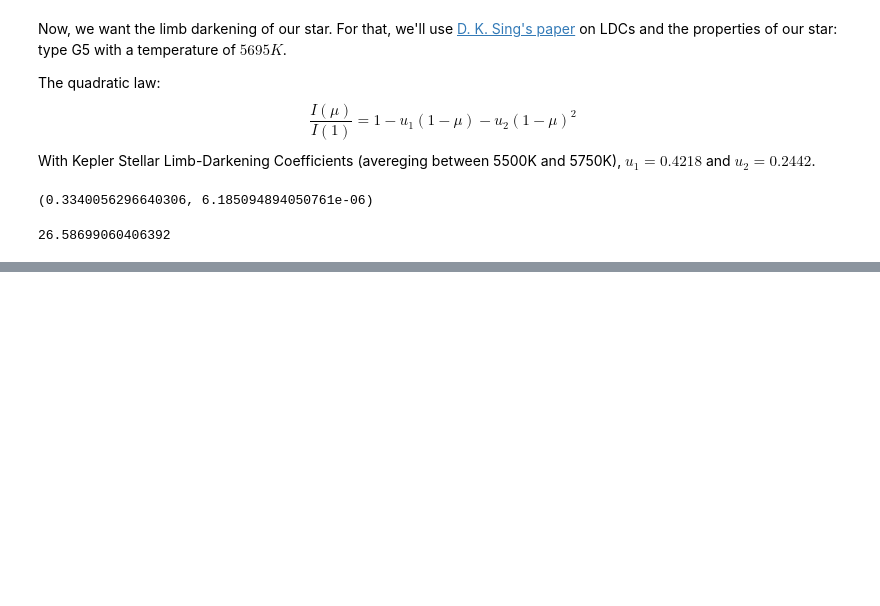
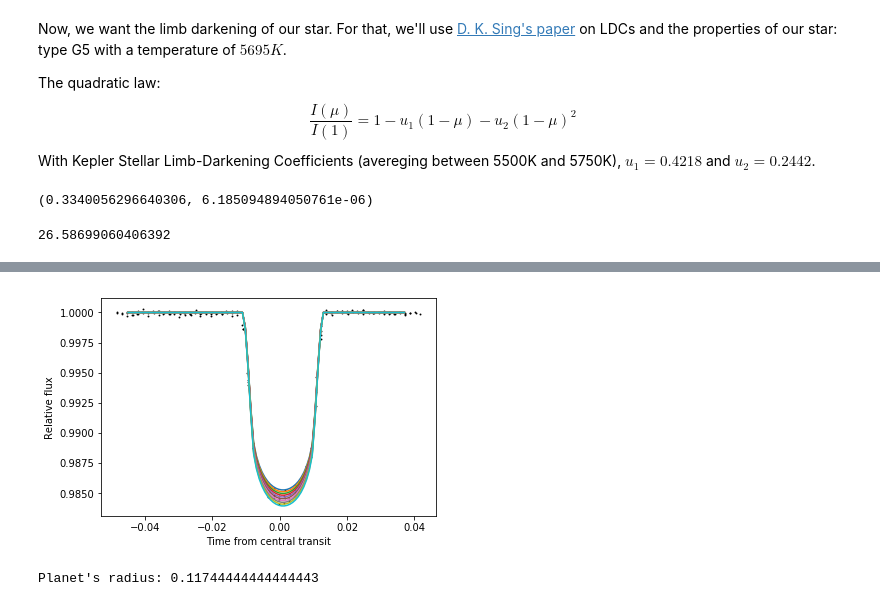
Before and after one commit to PierricJoulot/Astronomy, a Jupyter notebook: Lightcurves/EPIC228735255/EPIC228735255+batman-package.ipynb, the cells around one changed output, grey strips where cells are left out. Saved outputs shown, nothing was run; the diff lists cells and outputs as text; code cells hidden in the pictures; blank space fills up the shorter version.

```diff
--- a/Lightcurves/EPIC228735255/EPIC228735255+batman-package.ipynb
+++ b/Lightcurves/EPIC228735255/EPIC228735255+batman-package.ipynb
@@ -202,0 +198,30 @@ plt.show()
+# %%
+plt.xlabel("Time from central transit")
+plt.ylabel("Relative flux")
+radii = np.linspace(0.113, 0.118, 10)
+possible_radii = []
+for r in radii:
+        params.rp = r                           #updates planet radius
+        new_flux = m.light_curve(params)
+        plt.plot(t, new_flux)
+        diff = 0
+        count = 0
+        for f in new_flux:
+            diff += abs(lc_transit.flux[count*2]-f)
+            count += 1
+        possible_radii.append([r,diff])
+
+
+plt.scatter(lc_transit.time, lc_transit.flux, s=.8, c='k')
+plt.show()
+
+for i in range(0,len(possible_radii)-1):
+    if (possible_radii[i][1]<possible_radii[i+1][1]):
+        pos_min = i
+    else : pos_min = i + 1
+
+print("Planet's radius: " + str(possible_radii[pos_min][0]))
+params.rp = possible_radii[pos_min][0]
+# %% [output]
+[figure, added]
+Planet's radius: 0.11744444444444443
```
Also changed, not shown: parts of 9 cells of this notebook.
